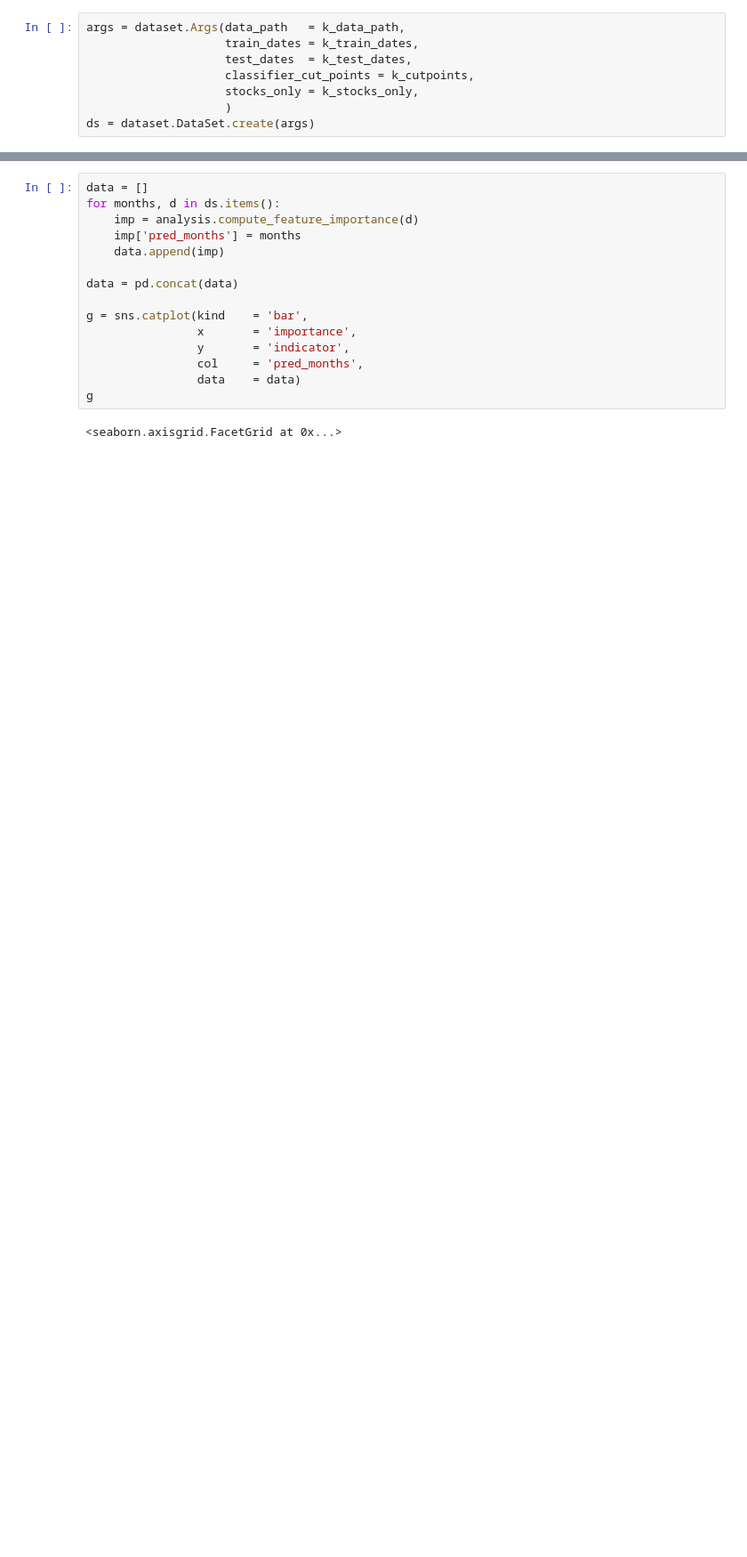
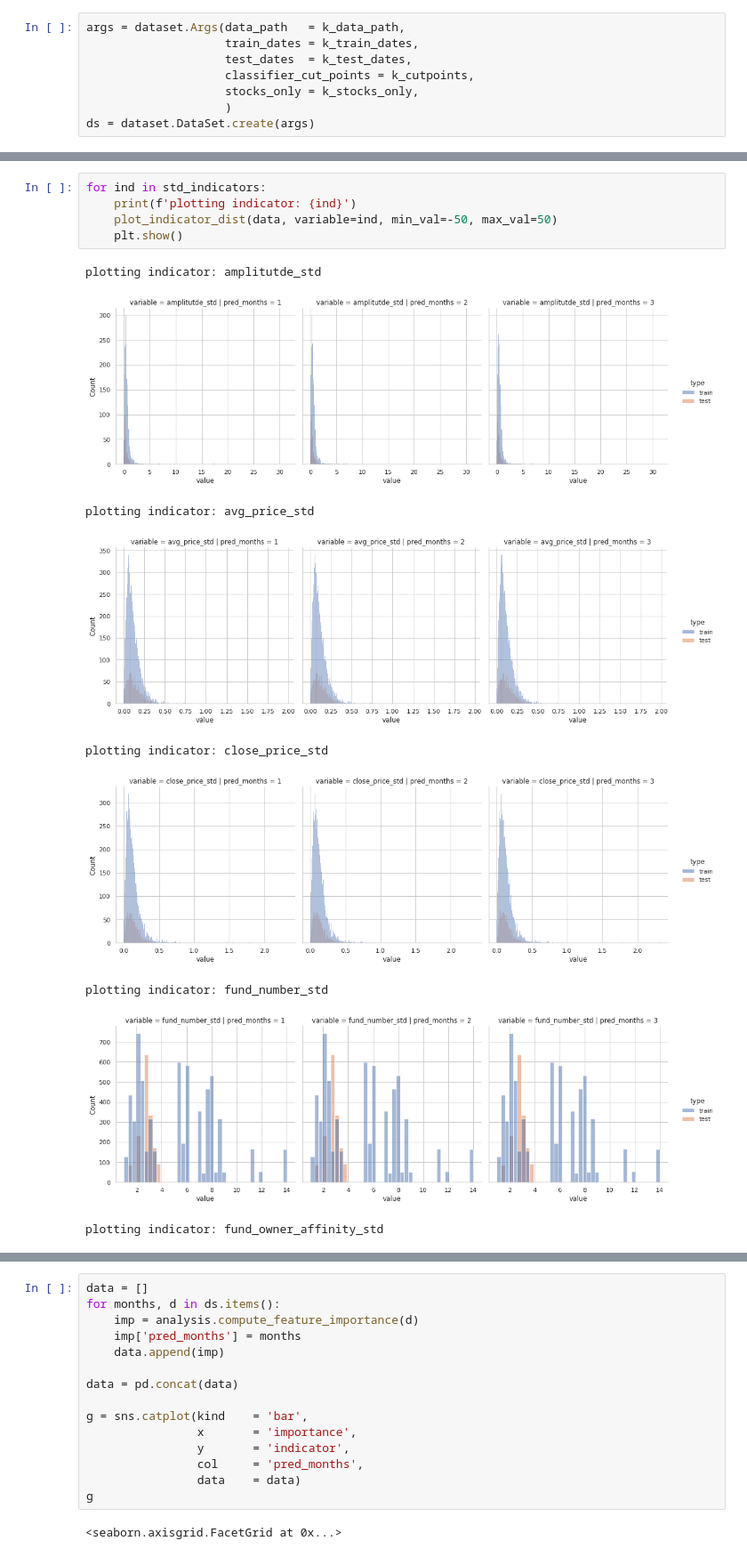
Before and after one commit to jiachengpan/goldenspoon, a Jupyter notebook: exploratory_data_analysis/analysis.ipynb, the cells around one changed output, grey strips where cells are left out. Shown at 89% size. Cells and saved outputs as stored; diff of their text form; blank space fills up the shorter version.

```diff
--- a/exploratory_data_analysis/analysis.ipynb
+++ b/exploratory_data_analysis/analysis.ipynb
@@ -64,0 +135,15 @@ g
+# %%
+for ind in std_indicators:
+    print(f'plotting indicator: {ind}')
+    plot_indicator_dist(data, variable=ind, min_val=-50, max_val=50)
+    plt.show()
+# %% [output]
+plotting indicator: amplitutde_std
+[figure, added]
+plotting indicator: avg_price_std
+[figure, added]
+plotting indicator: close_price_std
+[figure, added]
+plotting indicator: fund_number_std
+[figure, added]
+plotting indicator: fund_owner_affinity_std
```
Also changed, not shown: parts of 9 cells of this notebook.
